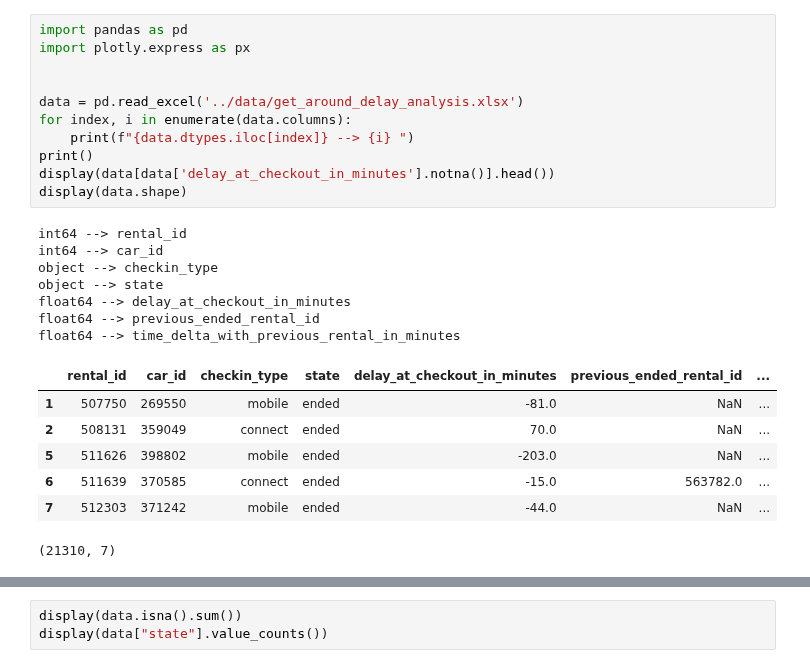
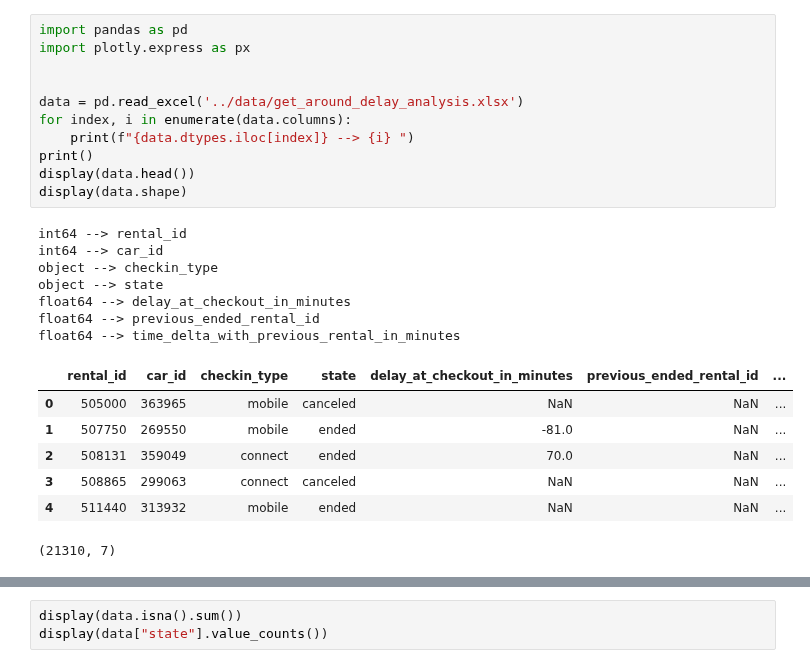
Before and after one commit to Martin691992/dsfs-od-11, a Jupyter notebook: deployment/eda_getaround/delay_analysis.ipynb, the cells around one changed output, grey strips where cells are left out. Drawn from its saved outputs; the diff is of its cells as text.

```diff
--- a/deployment/eda_getaround/delay_analysis.ipynb
+++ b/deployment/eda_getaround/delay_analysis.ipynb
@@ -1,27 +1,27 @@
 # %%
 import pandas as pd
 import plotly.express as px
 
 
 data = pd.read_excel('../data/get_around_delay_analysis.xlsx')
 for index, i in enumerate(data.columns):
     print(f"{data.dtypes.iloc[index]} --> {i} ")
 print()
-display(data[data['delay_at_checkout_in_minutes'].notna()].head())
+display(data.head())
 display(data.shape)
 # %% [output]
 int64 --> rental_id
 int64 --> car_id
 object --> checkin_type
 object --> state
 float64 --> delay_at_checkout_in_minutes
 float64 --> previous_ended_rental_id
 float64 --> time_delta_with_previous_rental_in_minutes
 |  | rental_id | car_id | checkin_type | state | delay_at_checkout_in_minutes | previous_ended_rental_id | ... |
+| 0 | 505000 | 363965 | mobile | canceled | NaN | NaN | ... |
 | 1 | 507750 | 269550 | mobile | ended | -81.0 | NaN | ... |
 | 2 | 508131 | 359049 | connect | ended | 70.0 | NaN | ... |
-| 5 | 511626 | 398802 | mobile | ended | -203.0 | NaN | ... |
-| 6 | 511639 | 370585 | connect | ended | -15.0 | 563782.0 | ... |
-| 7 | 512303 | 371242 | mobile | ended | -44.0 | NaN | ... |
+| 3 | 508865 | 299063 | connect | canceled | NaN | NaN | ... |
+| 4 | 511440 | 313932 | mobile | ended | NaN | NaN | ... |
 (21310, 7)
 # %%
```
Also changed, not shown: parts of 11 cells of this notebook.
